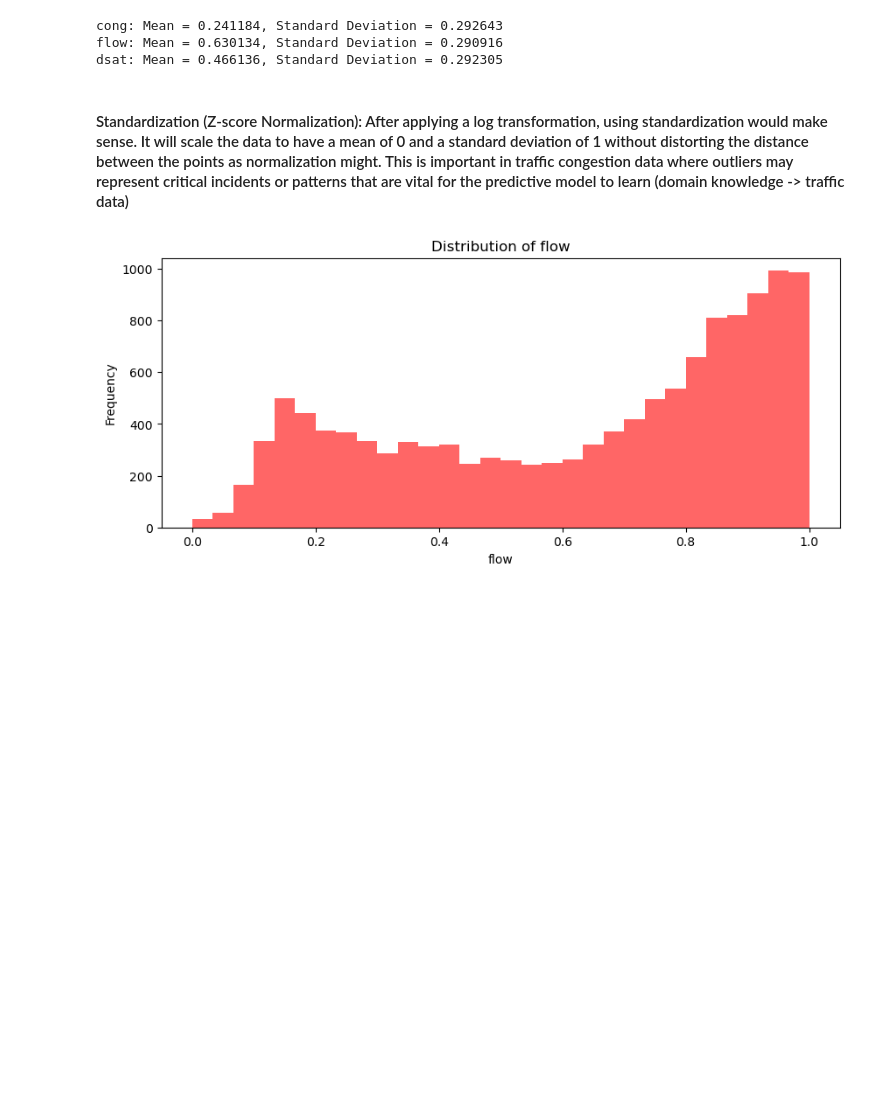
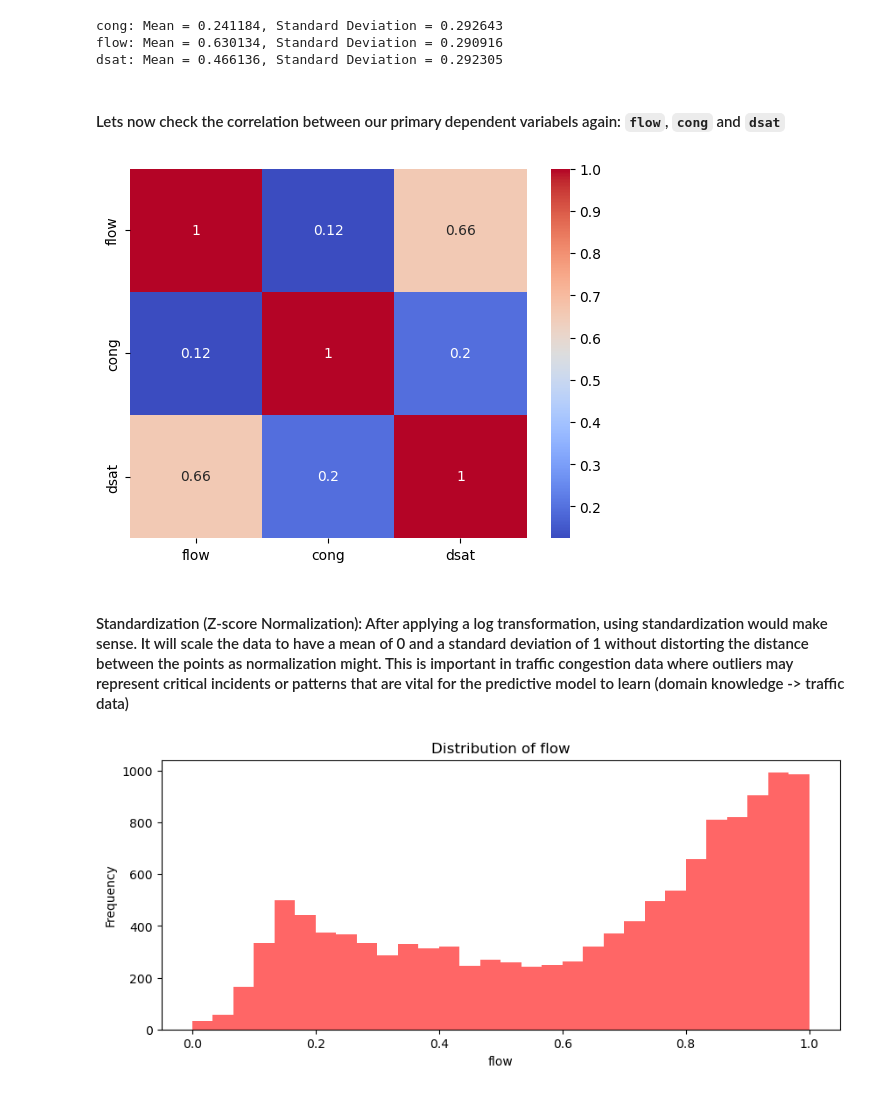
Before and after one commit to aoddev232/FinalYearProject, a Jupyter notebook: Source/dataprep_FlowJanJune2022.ipynb, the cells around one changed output. Cells and saved outputs as stored; diff of their text form; code cells hidden in the pictures; blank space fills up the shorter version.

Commit message:
Heatmap Added
Correlation between dependent variables shown on heatmap added

```diff
--- a/Source/dataprep_FlowJanJune2022.ipynb
+++ b/Source/dataprep_FlowJanJune2022.ipynb
@@ -477,6 +485,13 @@ for column in ['cong', 'flow', 'dsat']:
 cong: Mean = 0.241184, Standard Deviation = 0.292643
 flow: Mean = 0.630134, Standard Deviation = 0.290916
 dsat: Mean = 0.466136, Standard Deviation = 0.292305
+# %% [markdown]
+#### Lets now check the correlation between our primary dependent variabels again: `flow`, `cong` and `dsat`
+# %%
+sns.heatmap(df[['flow', 'cong', 'dsat']].corr(), annot=True, cmap='coolwarm')
+plt.show()
+# %% [output]
+[figure, added]
 # %% [markdown]
 #### Standardization (Z-score Normalization): After applying a log transformation, using standardization would make sense. It will scale the data to have a mean of 0 and a standard deviation of 1 without distorting the distance between the points as normalization might. This is important in traffic congestion data where outliers may represent critical incidents or patterns that are vital for the predictive model to learn (domain knowledge -> traffic data)
 # %%
```
Also changed, not shown: parts of 4 cells of this notebook, 1 other file.
